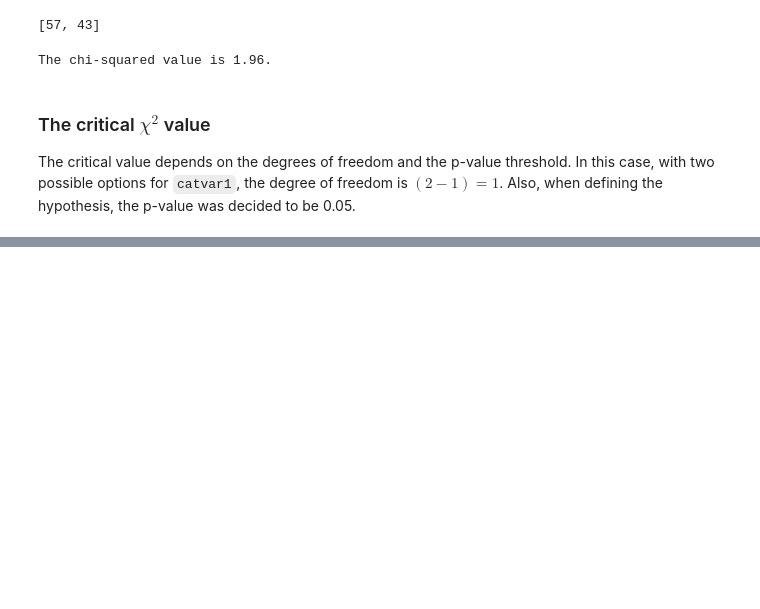
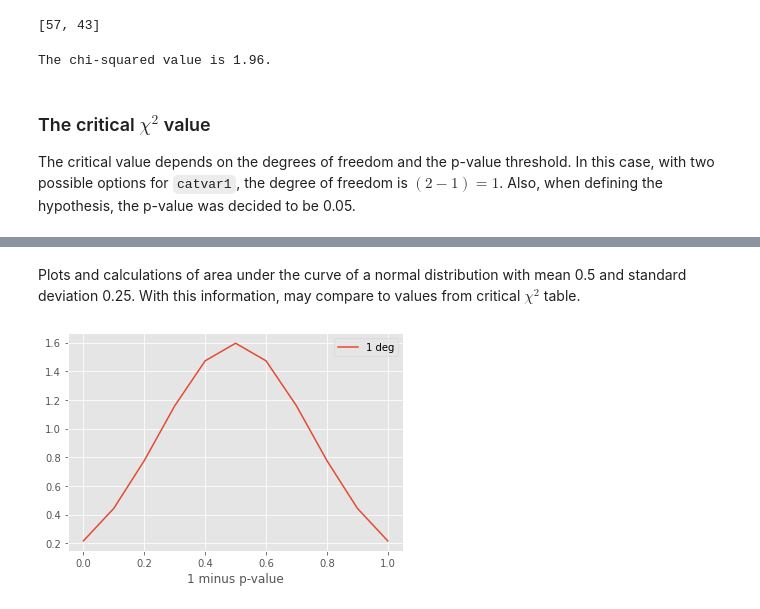
Before and after one commit to bronwencc/python_practice, a Jupyter notebook: chi-squared-test.ipynb, the cells around one changed output, grey strips where cells are left out. Drawn from its saved outputs; the diff is of its cells as text; code cells hidden in the pictures; blank space fills up the shorter version.

```diff
--- a/chi-squared-test.ipynb
+++ b/chi-squared-test.ipynb
@@ -119,0 +129,12 @@ plt.plot(x,y)
+# %% [markdown]
+Plots and calculations of area under the curve of a normal distribution with mean 0.5 and standard deviation 0.25. With this information, may compare to values from critical $\chi^2$ table.
+# %%
+#plot normal distribution
+x=np.arange(0,1.1,.1)
+curve = norm.pdf(x, loc=.5, scale=.25)
+plt.plot(x,curve,label="1 deg")
+plt.xlabel("1 minus p-value")
+plt.legend()
+plt.show()
+# %% [output]
+[figure, added]
```
Also changed, not shown: parts of 6 cells of this notebook.
